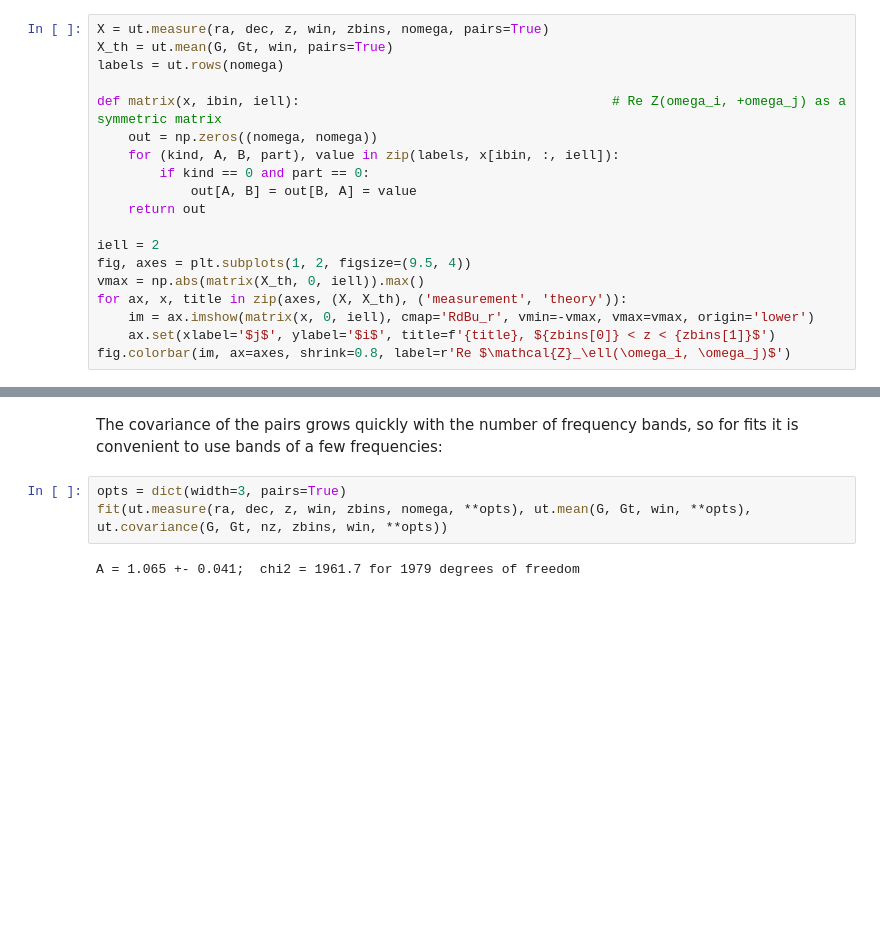
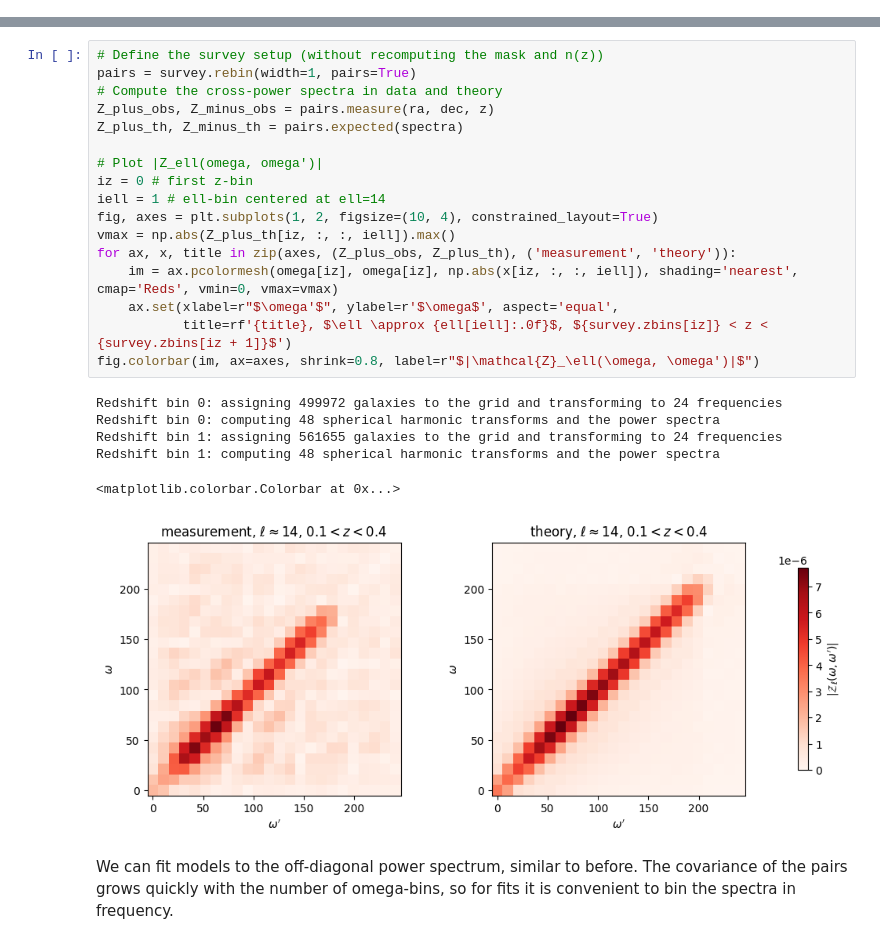
Before and after one commit to oliverphilcox/UnequalTime, a Jupyter notebook: examples/demo.ipynb, the cells around one changed output, grey strips where cells are left out. Cells and saved outputs as stored; diff of their text form; blank space fills up the shorter version.

```diff
--- a/examples/demo.ipynb
+++ b/examples/demo.ipynb
@@ -136,19 +159,0 @@ as (kind, A, B, real/imaginary part). Here is the real part of $\mathcal Z_\ell(
-# %%
-X = ut.measure(ra, dec, z, win, zbins, nomega, pairs=True)
-X_th = ut.mean(G, Gt, win, pairs=True)
-labels = ut.rows(nomega)
-
-def matrix(x, ibin, iell):                                        # Re Z(omega_i, +omega_j) as a symmetric matrix
-    out = np.zeros((nomega, nomega))
-    for (kind, A, B, part), value in zip(labels, x[ibin, :, iell]):
-        if kind == 0 and part == 0:
-            out[A, B] = out[B, A] = value
-    return out
-
-iell = 2
-fig, axes = plt.subplots(1, 2, figsize=(9.5, 4))
-vmax = np.abs(matrix(X_th, 0, iell)).max()
-for ax, x, title in zip(axes, (X, X_th), ('measurement', 'theory')):
-    im = ax.imshow(matrix(x, 0, iell), cmap='RdBu_r', vmin=-vmax, vmax=vmax, origin='lower')
-    ax.set(xlabel='$j$', ylabel='$i$', title=f'{title}, ${zbins[0]} < z < {zbins[1]}$')
-fig.colorbar(im, ax=axes, shrink=0.8, label=r'Re $\mathcal{Z}_\ell(\omega_i, \omega_j)$')
@@ -158,8 +164,26 @@ fig.colorbar(im, ax=axes, shrink=0.8, label=r'Re $\mathcal{Z}_\ell(\omega_i, \om
+# %%
+# Define the survey setup (without recomputing the mask and n(z))
+pairs = survey.rebin(width=1, pairs=True)
+# Compute the cross-power spectra in data and theory
+Z_plus_obs, Z_minus_obs = pairs.measure(ra, dec, z)
+Z_plus_th, Z_minus_th = pairs.expected(spectra)
+
+# Plot |Z_ell(omega, omega')|
+iz = 0 # first z-bin
+iell = 1 # ell-bin centered at ell=14
+fig, axes = plt.subplots(1, 2, figsize=(10, 4), constrained_layout=True)
+vmax = np.abs(Z_plus_th[iz, :, :, iell]).max()
+for ax, x, title in zip(axes, (Z_plus_obs, Z_plus_th), ('measurement', 'theory')):
+    im = ax.pcolormesh(omega[iz], omega[iz], np.abs(x[iz, :, :, iell]), shading='nearest', cmap='Reds', vmin=0, vmax=vmax)
+    ax.set(xlabel=r"$\omega'$", ylabel=r'$\omega$', aspect='equal',
+           title=rf'{title}, $\ell \approx {ell[iell]:.0f}$, ${survey.zbins[iz]} < z < {survey.zbins[iz + 1]}$')
+fig.colorbar(im, ax=axes, shrink=0.8, label=r"$|\mathcal{Z}_\ell(\omega, \omega')|$")
+# %% [output]
+Redshift bin 0: assigning 499972 galaxies to the grid and transforming to 24 frequencies
+Redshift bin 0: computing 48 spherical harmonic transforms and the power spectra
+Redshift bin 1: assigning 561655 galaxies to the grid and transforming to 24 frequencies
+Redshift bin 1: computing 48 spherical harmonic transforms and the power spectra
+<matplotlib.colorbar.Colorbar at 0x...>
+[figure, added]
 # %% [markdown]
-The covariance of the pairs grows quickly with the number of frequency bands, so for fits it is convenient to use bands of a few
-frequencies:
+We can fit models to the off-diagonal power spectrum, similar to before. The covariance of the pairs grows quickly with the number of omega-bins, so for fits it is convenient to bin the spectra in frequency.
-# %%
-opts = dict(width=3, pairs=True)
-fit(ut.measure(ra, dec, z, win, zbins, nomega, **opts), ut.mean(G, Gt, win, **opts), ut.covariance(G, Gt, nz, zbins, win, **opts))
-# %% [output]
-A = 1.065 +- 0.041;  chi2 = 1961.7 for 1979 degrees of freedom
```
Also changed, not shown: parts of 23 cells of this notebook, 10 other files.
